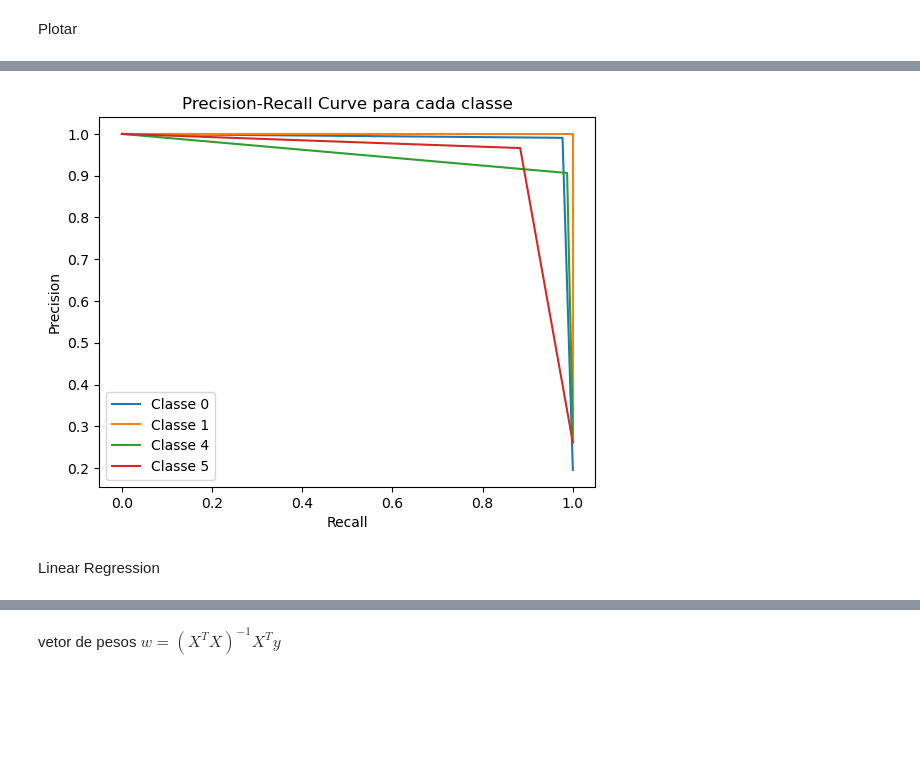
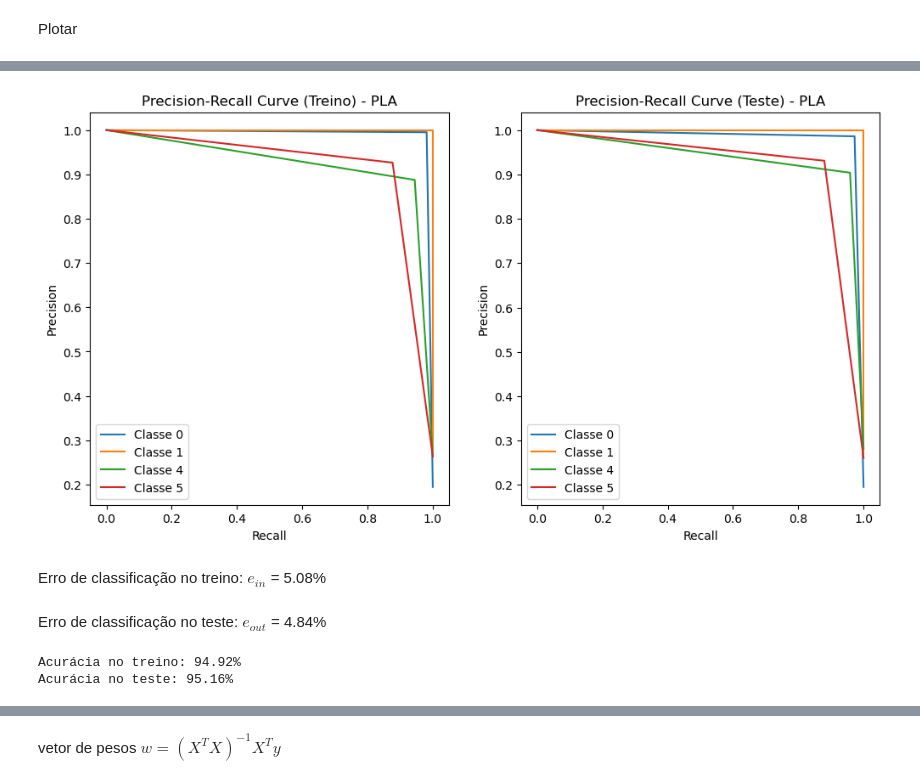
Before and after one commit to adriel1ft/reconhecimento_padroes, a Jupyter notebook: 1xtodos_adriel.ipynb, the cells around one changed output, grey strips where cells are left out. Cells and saved outputs as stored; diff of their text form; code cells hidden in the pictures; blank space fills up the shorter version.

```diff
--- a/1xtodos_adriel.ipynb
+++ b/1xtodos_adriel.ipynb
@@ -99,7 +68,7 @@ class PocketPla():
 
     def fit(self, X, y):
         X = np.column_stack((np.ones(len(X)), X))
-        w = np.zeros(X.shape[1])  # Adaptando para o tamanho correto
+        w = np.zeros(3)  # Adaptando para o tamanho correto
         self.best_w = w.copy()
 
         for _ in range(self.max_iter):
@@ -162,29 +131,29 @@ def classificar_sequencialmente(digitos, X_train, y_train_initial):
     """
     resultados = {}  # Para armazenar resultados
     indices_restantes = np.arange(X_train.shape[0])  # Iniciar com todos os índices
+    iteracoes = 2000000
 
     for digito in digitos:
         # Gerar y_train binarizado para o dígito atual
         y_train_bin = classe_digito(digito, y_train_initial[indices_restantes])
 
-        # Inicializar e treinar o modelo para o dígito atual
-        PLA = PocketPla(2000000)
+
+        PLA = PocketPla(iteracoes)
         PLA.fit(X_train[indices_restantes], y_train_bin)
 
-        # Fazer a predição
         y_pred = PLA.predict(X_train[indices_restantes])
 
         # Armazenar os resultados no dicionário
         resultados[digito] = {
             "modelo": PLA,
-            "y_pred": y_pred,
+            "y_pred_treino": y_pred,
             "indices": indices_restantes
         }
-        # Plotar a fronteira de decisão para o dígito atual
+
         PLA.plot_decision_boundary(X_train[indices_restantes], y_pred, digito)
-        # Atualizar os índices restantes para o próximo ciclo (mantendo apenas os que não foram classificados como 1)
+
         indices_restantes = indices_restantes[np.where(y_pred == -1)[0]]
-
+        iteracoes -= 100000
 
 
     return resultados
@@ -274,2 +242,3 @@ def f(x):
 # %%
-predictions_PLA = [f(x) for x in X_test]
+predictions_PLA_test = [f(x) for x in X_test]
+predictions_PLA_train = [f(x) for x in X_train]
@@ -304,22 +281,59 @@ weighted avg       0.96      0.96      0.96      1115
 # %%
 from sklearn.metrics import precision_recall_curve
 
 # Supondo que y_test tenha os rótulos verdadeiros e predictions_LRC as previsões
 
+fig, ax = plt.subplots(1, 2, figsize=(12, 6))
+
+
+for class_label in np.unique(y_train_initial):
+    y_true_binary = (y_train_initial == class_label).astype(int)
+    y_pred_binary = (predictions_PLA_train == class_label).astype(int)
+
+    precision, recall, thresholds = precision_recall_curve(y_true_binary, y_pred_binary)
+
+    ax[0].plot(recall, precision, label=f'Classe {class_label}')
+ax[0].set_xlabel('Recall')
+ax[0].set_ylabel('Precision')
+ax[0].set_title('Precision-Recall Curve (Treino) - PLA')
+ax[0].legend()
+
 for class_label in np.unique(y_test):
     y_true_binary = (y_test == class_label).astype(int)
-    y_pred_binary = (predictions_PLA == class_label).astype(int)
+    y_pred_binary = (predictions_PLA_test == class_label).astype(int)
 
     precision, recall, thresholds = precision_recall_curve(y_true_binary, y_pred_binary)
 
     plt.plot(recall, precision, label=f'Classe {class_label}')
-
-plt.xlabel('Recall')
-plt.ylabel('Precision')
-plt.title('Precision-Recall Curve para cada classe')
-plt.legend()
+ax[1].set_xlabel('Recall')
+ax[1].set_ylabel('Precision')
+ax[1].set_title('Precision-Recall Curve (Teste) - PLA')
+ax[1].legend()
 plt.show()
 # %% [output]
-[figure, old version]
+[figure, new version]
-# %% [markdown]
-Linear Regression
+# %%
+from IPython.display import display, Latex
+
+e_in = (PLA_0.best_eIN + PLA_1.best_eIN + PLA_4.best_eIN) / X_train.shape[0]
+e_out = 1 - accuracy_score(y_test, predictions_PLA_test)
+
+# Formatando os valores como strings LaTeX
+e_in_latex = f'Erro de classificação no treino: $e_{{in}}$ = {e_in:.2%}'
+e_out_latex = f'Erro de classificação no teste: $e_{{out}}$ = {e_out:.2%}'
+
+# Exibindo como LaTeX
+display(Latex(e_in_latex))
+display(Latex(e_out_latex))
+# %% [output]
+Erro de classificação no treino: $e_{in}$ = 5.08%
+Erro de classificação no teste: $e_{out}$ = 4.84%
+# %%
+accur_in = accuracy_score(y_train_initial, predictions_PLA_train)
+accur_out = accuracy_score(y_test, predictions_PLA_test)
+
+print(f'Acurácia no treino: {accur_in:.2%}')
+print(f'Acurácia no teste: {accur_out:.2%}')
+# %% [output]
+Acurácia no treino: 94.92%
+Acurácia no teste: 95.16%
```
Also changed, not shown: parts of 17 cells of this notebook.
